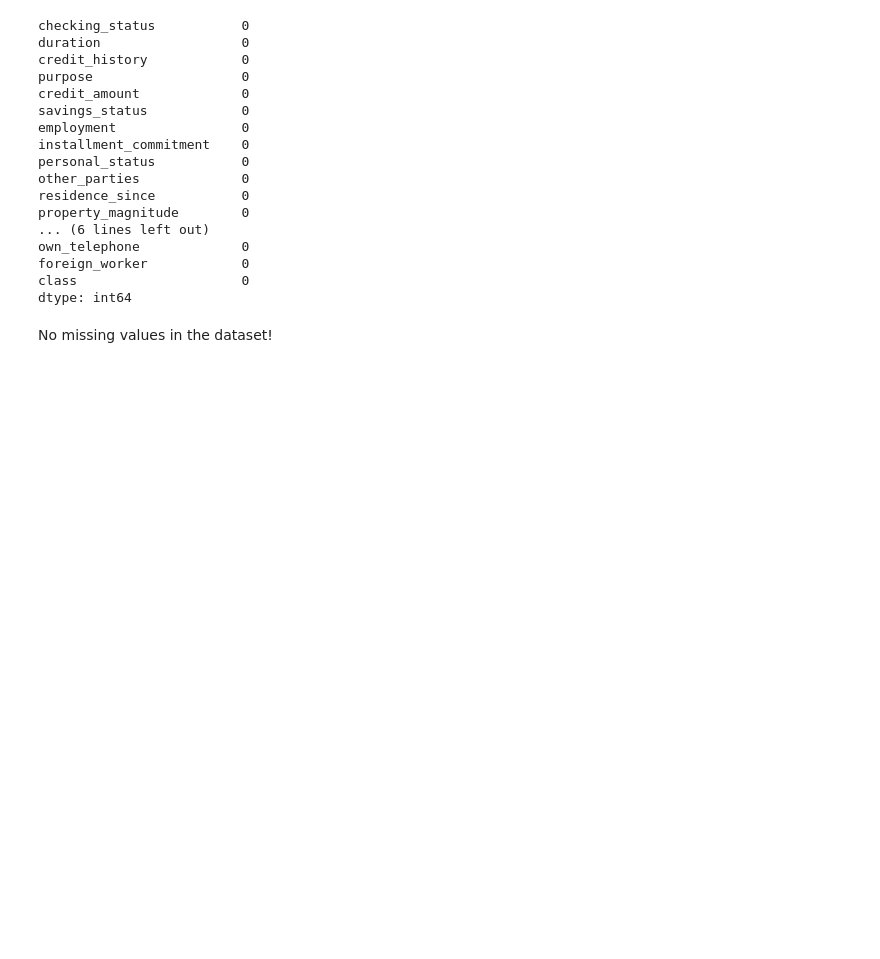
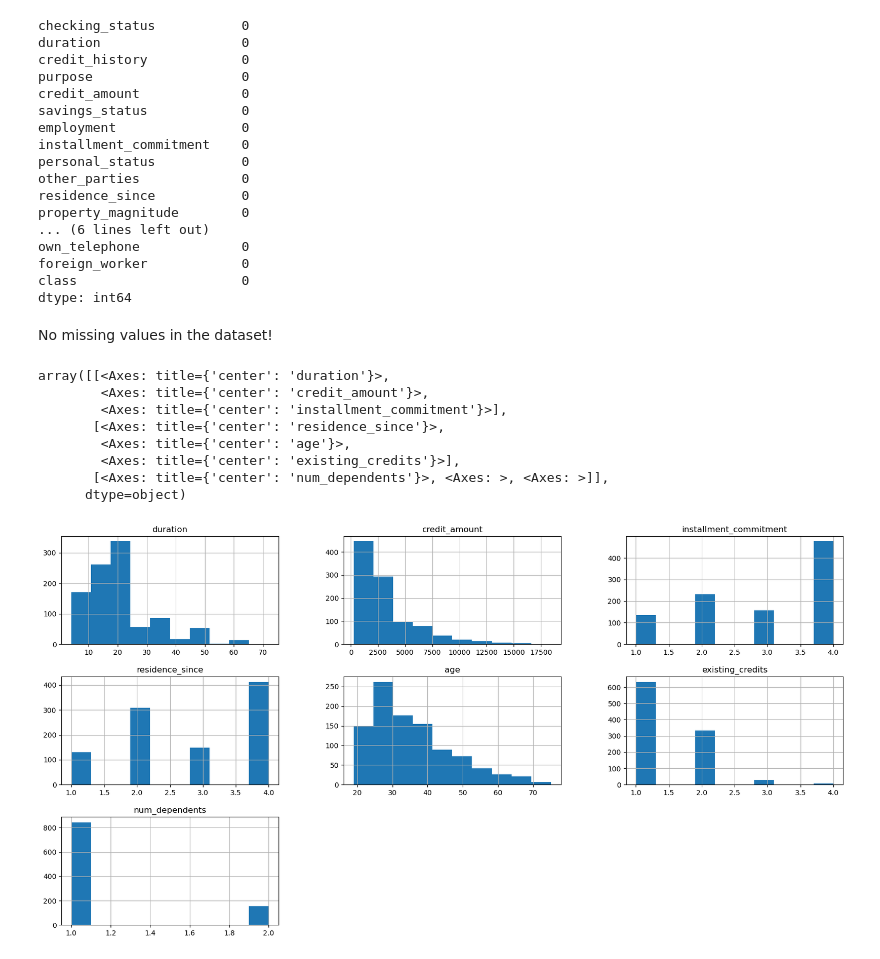
Before and after one commit to JokyHub/Credit_German_Analysis, a Jupyter notebook: Credit_Analysis_Notebook.ipynb, the cells around one changed output. Cells and saved outputs as stored; diff of their text form; code cells hidden in the pictures; blank space fills up the shorter version.

```diff
--- a/Credit_Analysis_Notebook.ipynb
+++ b/Credit_Analysis_Notebook.ipynb
@@ -105,3 +109,17 @@ class                     0
 dtype: int64
 # %% [markdown]
 No missing values in the dataset!
+# %%
+# Distribution of the variables
+
+df.hist(figsize=(20, 10))
+# %% [output]
+array([[<Axes: title={'center': 'duration'}>,
+        <Axes: title={'center': 'credit_amount'}>,
+        <Axes: title={'center': 'installment_commitment'}>],
+       [<Axes: title={'center': 'residence_since'}>,
+        <Axes: title={'center': 'age'}>,
+        <Axes: title={'center': 'existing_credits'}>],
+       [<Axes: title={'center': 'num_dependents'}>, <Axes: >, <Axes: >]],
+      dtype=object)
+[figure, added]
```
Also changed, not shown: parts of 16 cells of this notebook.
